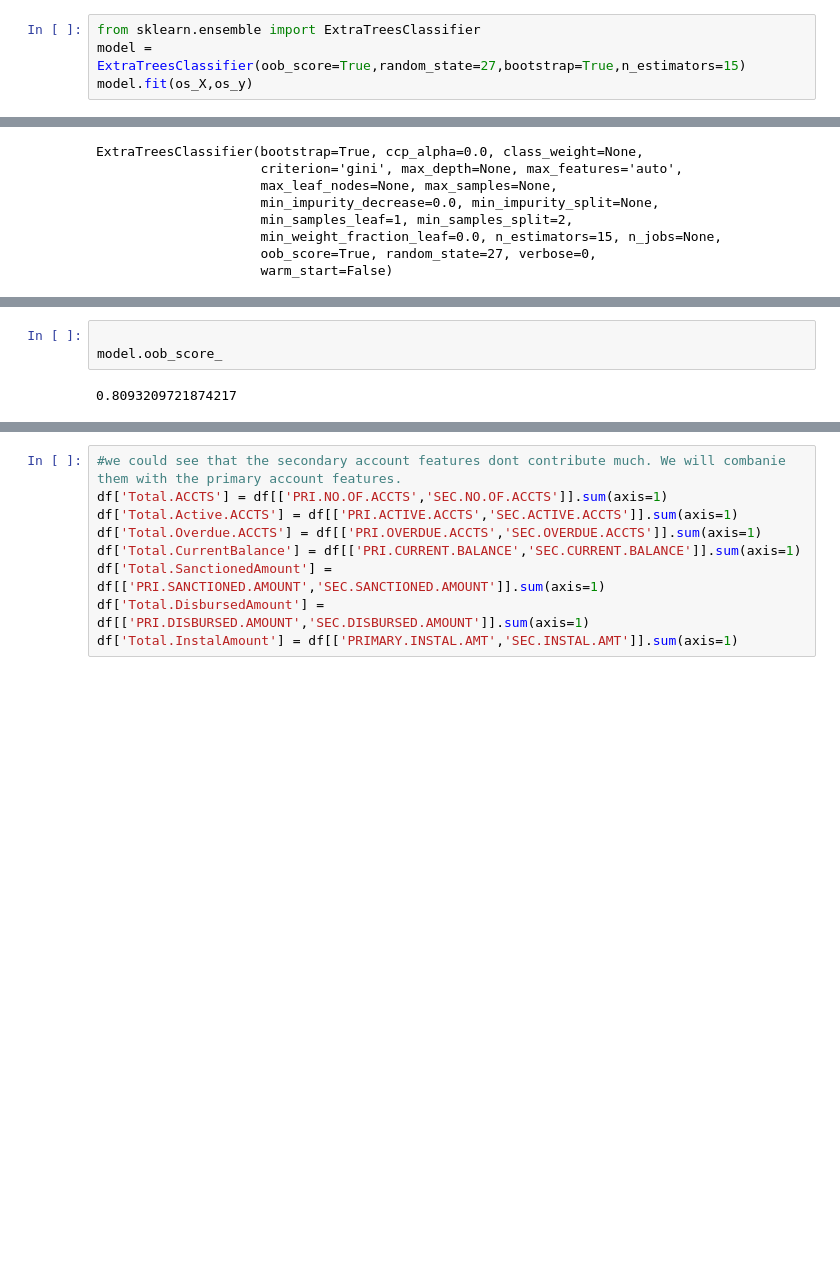
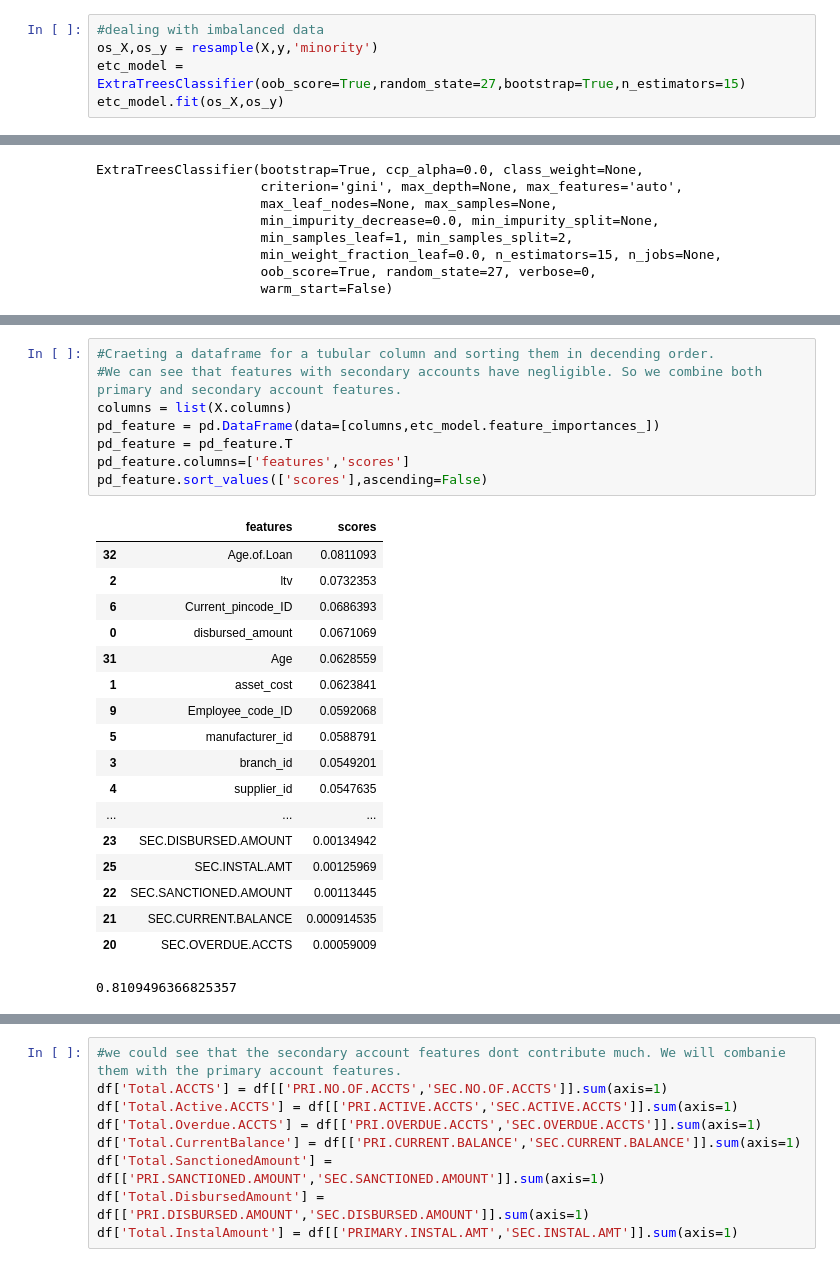
Before and after one commit to kavinsrinaath/Vehicle_Loan_Default_Prediction, a Jupyter notebook: Notebooks/junk.ipynb, the cells around one changed output, grey strips where cells are left out. Saved outputs shown, nothing was run; the diff lists cells and outputs as text; blank space fills up the shorter version.

```diff
--- a/Notebooks/junk.ipynb
+++ b/Notebooks/junk.ipynb
@@ -109,7 +137,8 @@ os_X,os_y = smote.fit_sample(X,y)
 # %%
-from sklearn.ensemble import ExtraTreesClassifier
-model = ExtraTreesClassifier(oob_score=True,random_state=27,bootstrap=True,n_estimators=15)
-model.fit(os_X,os_y)
+#dealing with imbalanced data
+os_X,os_y = resample(X,y,'minority')
+etc_model = ExtraTreesClassifier(oob_score=True,random_state=27,bootstrap=True,n_estimators=15)
+etc_model.fit(os_X,os_y)
 # %% [output]
 A column-vector y was passed when a 1d array was expected. Please change the shape of y to (n_samples,), for example using ravel().
 
@@ -154,8 +206,32 @@ pd_feature.sort_values(['scores'],ascending=False)
+# %%
+#Craeting a dataframe for a tubular column and sorting them in decending order.
+#We can see that features with secondary accounts have negligible. So we combine both primary and secondary account features.
+columns = list(X.columns)
+pd_feature = pd.DataFrame(data=[columns,etc_model.feature_importances_])
+pd_feature = pd_feature.T
+pd_feature.columns=['features','scores']
+pd_feature.sort_values(['scores'],ascending=False)
+# %% [output]
+|  | features | scores |
+| 32 | Age.of.Loan | 0.0811093 |
+| 2 | ltv | 0.0732353 |
+| 6 | Current_pincode_ID | 0.0686393 |
+| 0 | disbursed_amount | 0.0671069 |
+| 31 | Age | 0.0628559 |
+| 1 | asset_cost | 0.0623841 |
+| 9 | Employee_code_ID | 0.0592068 |
+| 5 | manufacturer_id | 0.0588791 |
+| 3 | branch_id | 0.0549201 |
+| 4 | supplier_id | 0.0547635 |
+| ... | ... | ... |
+| 23 | SEC.DISBURSED.AMOUNT | 0.00134942 |
+| 25 | SEC.INSTAL.AMT | 0.00125969 |
+| 22 | SEC.SANCTIONED.AMOUNT | 0.00113445 |
+| 21 | SEC.CURRENT.BALANCE | 0.000914535 |
+| 20 | SEC.OVERDUE.ACCTS | 0.00059009 |
 # %%
-
-model.oob_score_
 # %% [output]
-0.8093209721874217
+0.8109496366825357
 # %%
 plt.figure(figsize=(25,25))
 fig = px.bar(pd_feature,x='features',y='scores',text='scores', width=900, height=700)
```
Also changed, not shown: parts of 29 cells of this notebook.
